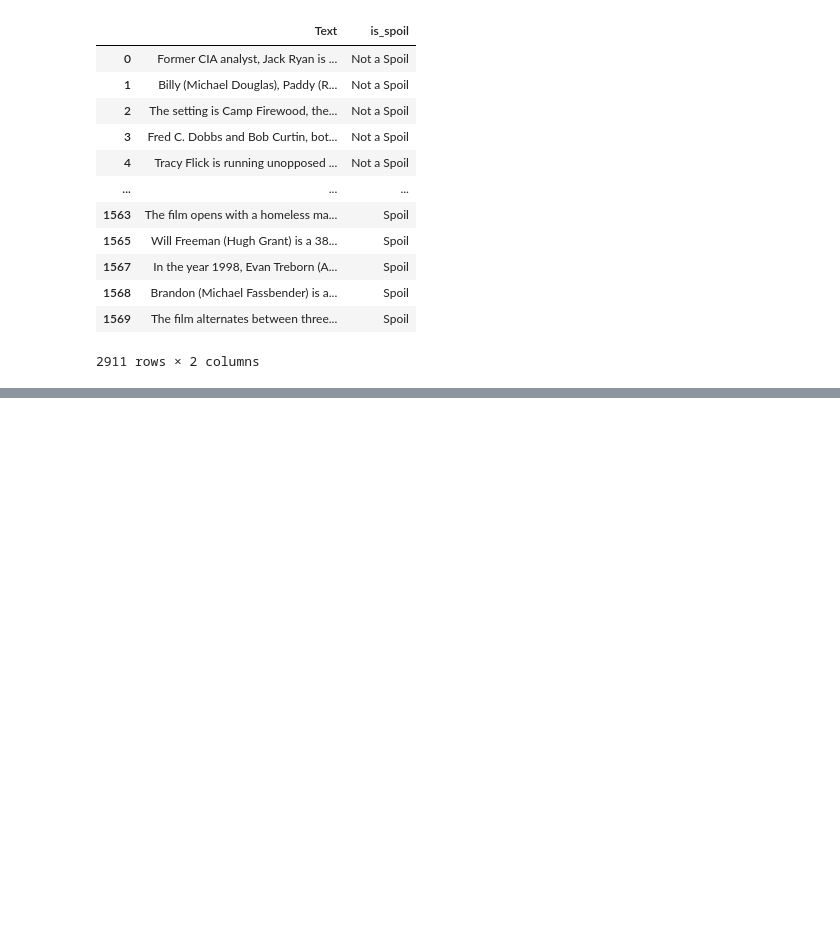
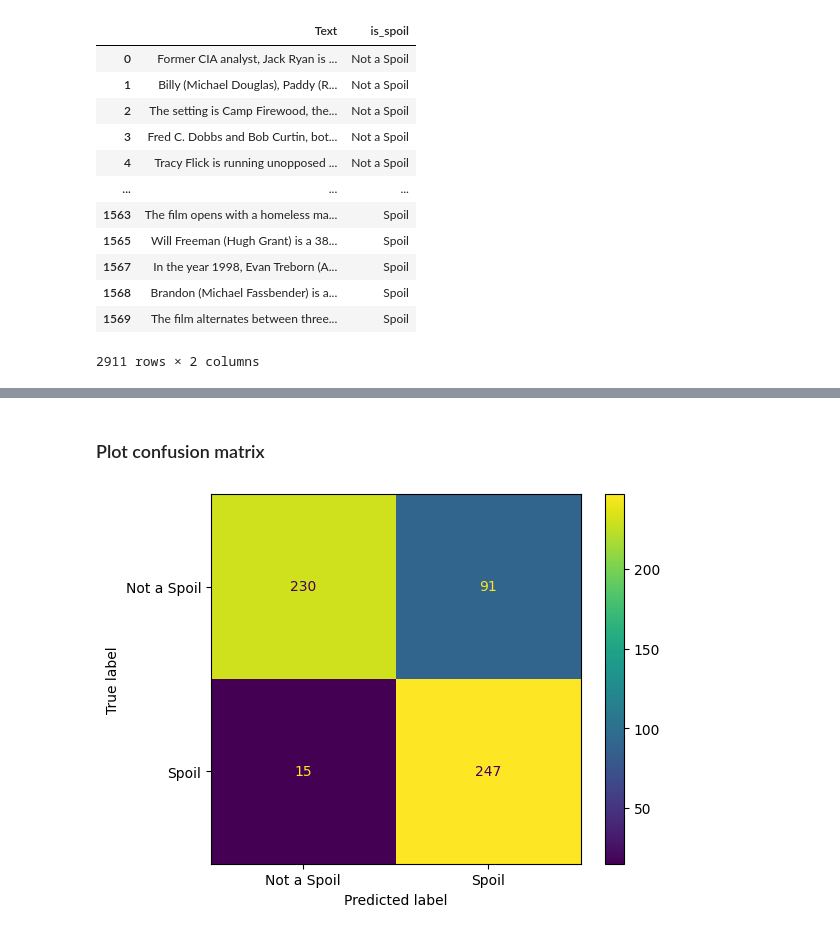
Before and after one commit to SinnnwL/SCIA_2025_GRP8_NLP, a Jupyter notebook: index.ipynb, the cells around one changed output, grey strips where cells are left out. Saved outputs shown, nothing was run; the diff lists cells and outputs as text; code cells hidden in the pictures; blank space fills up the shorter version.

Commit message:
Trains and plot the confusion matrix of the bayesian naive model, Progress Level : Goku after the 21th tournament (recovered)

```diff
--- a/index.ipynb
+++ b/index.ipynb
@@ -158,0 +169,22 @@ is_spoiler_df
+# %%
+X = is_spoiler_df['text']
+y = is_spoiler_df['is_spoil']
+# %%
+X_train, X_test, y_train, y_test = train_test_split(X, y, test_size=0.2, random_state=42)
+# We might add sample_weight as well
+# %%
+ngram_range = (1,1) # Choose the way you would to train the model
+model = make_pipeline(CountVectorizer(ngram_range = ngram_range), MultinomialNB())
+# %%
+model.fit(X_train, y_train)
+y_pred = model.predict(X_test)
+# %% [markdown]
+### Plot confusion matrix
+# %%
+cm = confusion_matrix(y_test, y_pred, labels=model.classes_)
+disp = ConfusionMatrixDisplay(confusion_matrix=cm,
+                               display_labels=model.classes_)
+disp.plot()
+plt.show()
+# %% [output]
+[figure, added]
```
Also changed, not shown: parts of 3 cells of this notebook.
